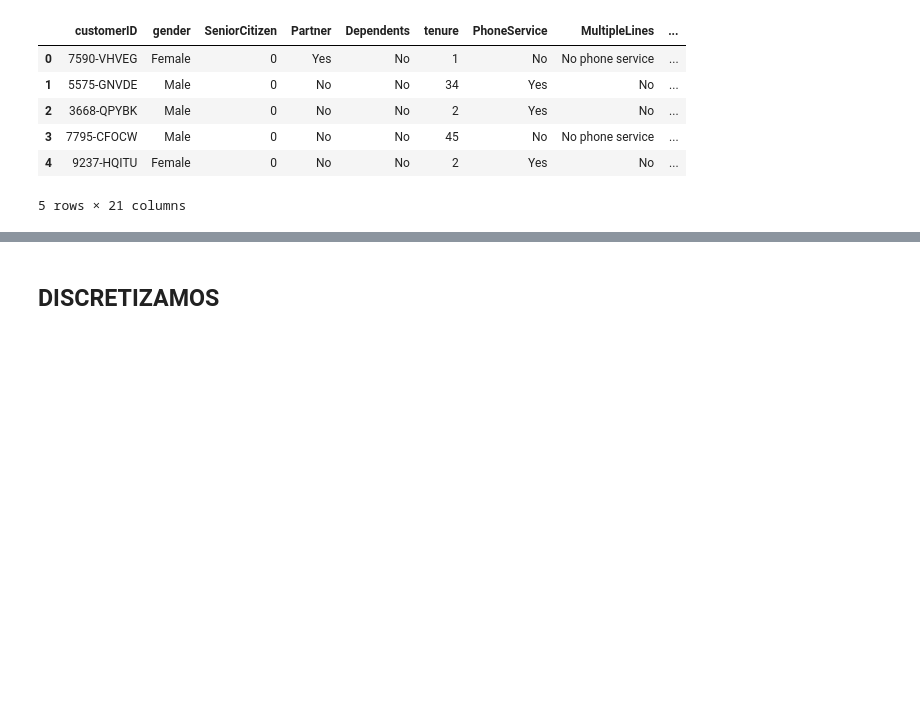
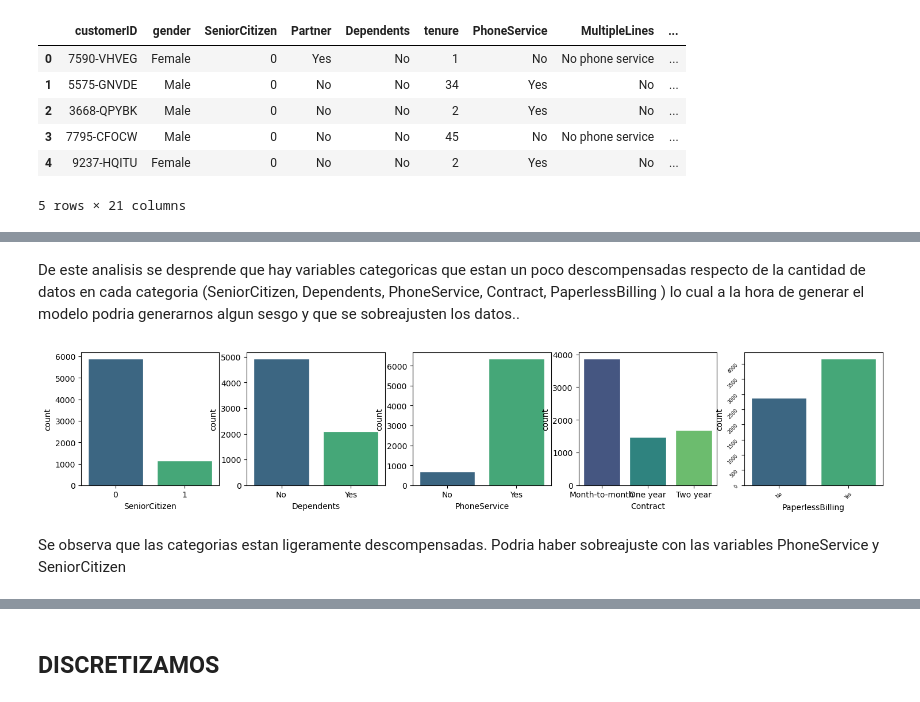
Before and after one commit to proserix/proyecto-telco-main, a Jupyter notebook: Notebook.ipynb, the cells around one changed output, grey strips where cells are left out. Drawn from its saved outputs; the diff is of its cells as text; code cells hidden in the pictures; blank space fills up the shorter version.

```diff
--- a/Notebook.ipynb
+++ b/Notebook.ipynb
@@ -292,2 +319,22 @@ Index(['gender', 'SeniorCitizen', 'Partner', 'Dependents', 'PhoneService',
+# %% [markdown]
+De este analisis se desprende que hay variables categoricas que estan un poco descompensadas respecto de la cantidad de datos en cada categoria (SeniorCitizen, Dependents, PhoneService, Contract, PaperlessBilling ) lo cual a la hora de generar el modelo podria generarnos algun sesgo y que se sobreajusten los datos..
+# %%
+# Vamos a crear una lista de estas variables..
+
+ls_descompensada=["SeniorCitizen", "Dependents", "PhoneService", "Contract", "PaperlessBilling"]
+
+sns.reset_defaults()
+f, ax=pt.subplots(ncols=len(ls_descompensada),nrows=1,figsize = (18,3))
+
+for row in range(0,len(ls_descompensada),1):
+    sns.set(font_scale=0.8)
+    pt.tick_params(labelsize=6,labelrotation=45)
+    sns.countplot(ax=ax[row],data=df, x=ls_descompensada[row],palette="viridis")
+
+sns.reset_defaults()
+# %% [output]
+[figure, added]
+# %% [markdown]
+Se observa que las categorias estan ligeramente descompensadas. Podria haber sobreajuste con las variables PhoneService y SeniorCitizen
 # %%
 dff=df.copy()
```
Also changed, not shown: parts of 15 cells of this notebook.
